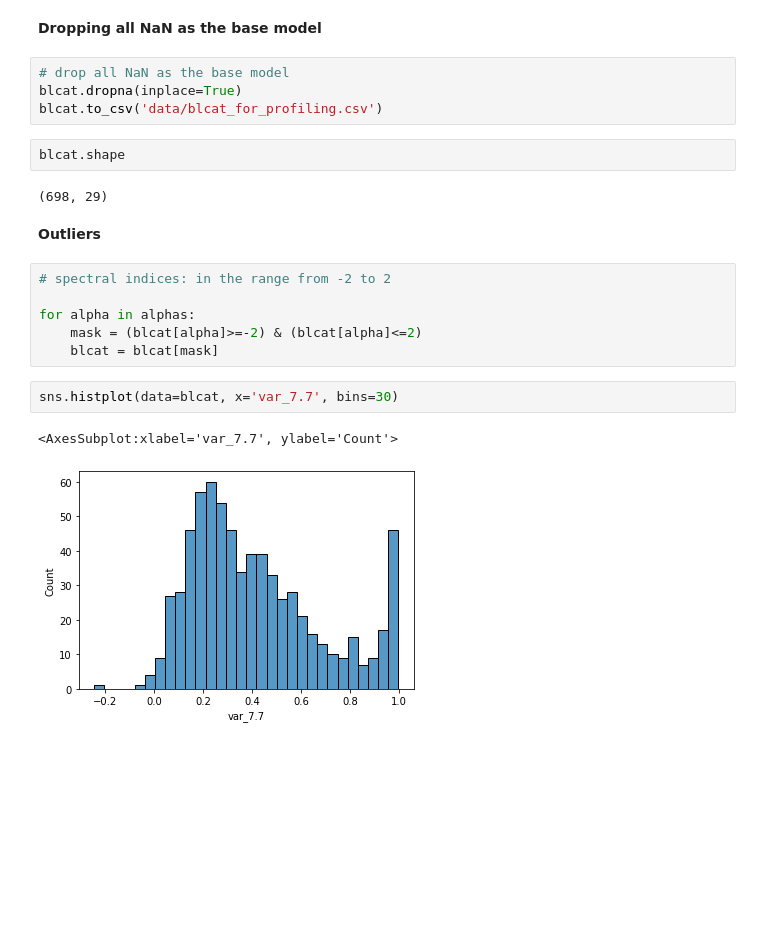
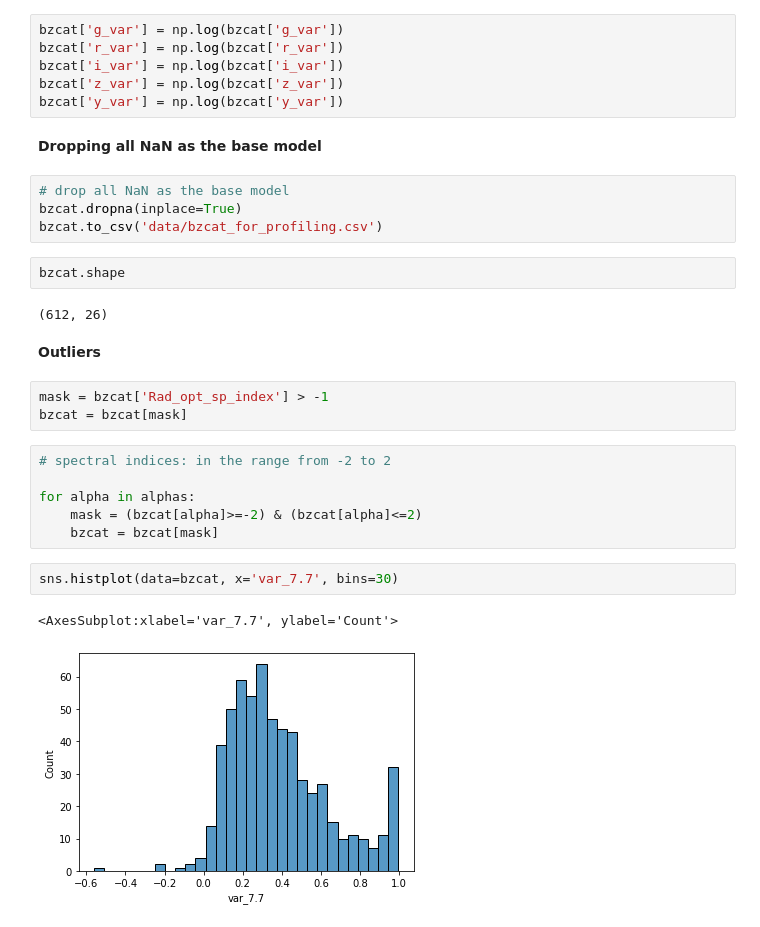
Before and after one commit to DKudryavtsev/BZCAT-Clustering, a Jupyter notebook: cleansing.ipynb, the cells around one changed output. Saved outputs shown, nothing was run; the diff lists cells and outputs as text; blank space fills up the shorter version.

```diff
--- a/cleansing.ipynb
+++ b/cleansing.ipynb
@@ -239,24 +286,33 @@ blcat['y_var'] = np.log(blcat['y_var'])
+# %%
+bzcat['g_var'] = np.log(bzcat['g_var'])
+bzcat['r_var'] = np.log(bzcat['r_var'])
+bzcat['i_var'] = np.log(bzcat['i_var'])
+bzcat['z_var'] = np.log(bzcat['z_var'])
+bzcat['y_var'] = np.log(bzcat['y_var'])
 # %% [markdown]
 **Dropping all NaN as the base model**
 # %%
 # drop all NaN as the base model
-blcat.dropna(inplace=True)
-blcat.to_csv('data/blcat_for_profiling.csv')
+bzcat.dropna(inplace=True)
+bzcat.to_csv('data/bzcat_for_profiling.csv')
 # %%
-blcat.shape
+bzcat.shape
 # %% [output]
-(698, 29)
+(612, 26)
 # %% [markdown]
 **Outliers**
+# %%
+mask = bzcat['Rad_opt_sp_index'] > -1
+bzcat = bzcat[mask]
 # %%
 # spectral indices: in the range from -2 to 2
 
 for alpha in alphas:
-    mask = (blcat[alpha]>=-2) & (blcat[alpha]<=2)
-    blcat = blcat[mask]
+    mask = (bzcat[alpha]>=-2) & (bzcat[alpha]<=2)
+    bzcat = bzcat[mask]
 # %%
-sns.histplot(data=blcat, x='var_7.7', bins=30)
+sns.histplot(data=bzcat, x='var_7.7', bins=30)
 # %% [output]
 <AxesSubplot:xlabel='var_7.7', ylabel='Count'>
-[figure, old version]
+[figure, new version]
 # %%
```
Also changed, not shown: parts of 56 cells of this notebook, 5 other files.
